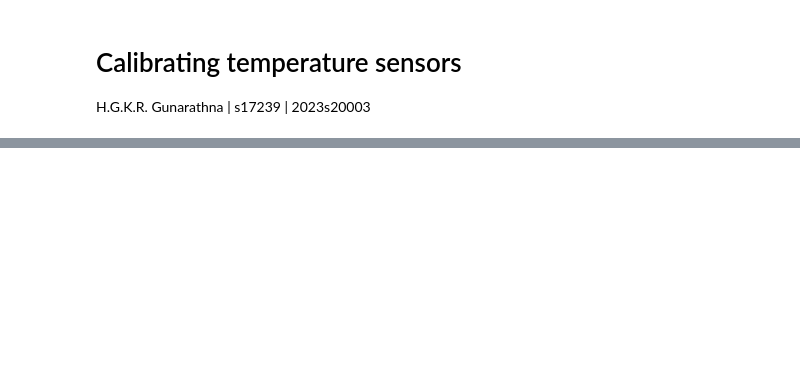
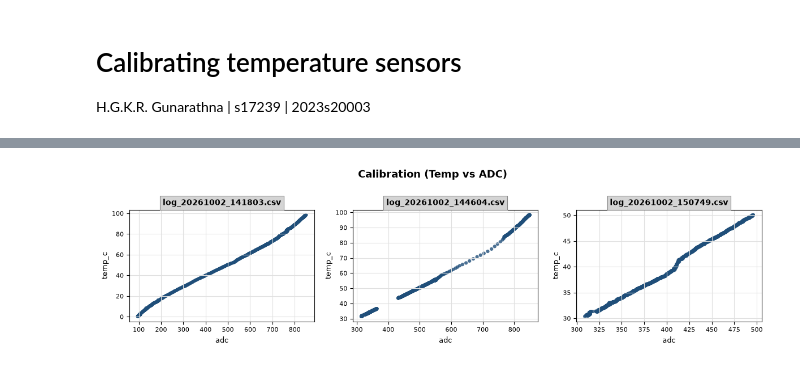
Before and after one commit to Kenura-R-Gunarathna/ph3039-lab-1, a Jupyter notebook: report/analysis.ipynb, the cells around one changed output, grey strips where cells are left out. Drawn from its saved outputs; the diff is of its cells as text; code cells hidden in the pictures; blank space fills up the shorter version.

```diff
--- a/report/analysis.ipynb
+++ b/report/analysis.ipynb
@@ -748,0 +23,82 @@ Calibration RMSE            : 0.598 °C
+# %%
+import os
+import glob
+import math
+import numpy as np
+import pandas as pd
+import matplotlib.pyplot as plt
+
+import statsmodels.formula.api as smf
+from sklearn.metrics import root_mean_squared_error, max_error, r2_score
+
+# The three valid calibration runs (other runs have a stuck/missing ADC channel)
+heating_file = "../data/log_20261002_141803.csv"
+cooling_files = [
+    "../data/log_20261002_144604.csv",
+    "../data/log_20261002_150749.csv",
+]
+selected_files = [heating_file] + cooling_files
+
+def plot_faceted_grid(file_list, plot_type="calibration", n_cols=3):
+    """
+    plot_type: 'calibration' (Temp vs ADC) or 'time_series' (Temp vs Time)
+    """
+    n_files = len(file_list)
+    if n_files == 0:
+        return
+
+    n_rows = math.ceil(n_files / n_cols)
+    fig, axes = plt.subplots(n_rows, n_cols, figsize=(4 * n_cols, 3.2 * n_rows), squeeze=False)
+    axes_flat = axes.flatten()
+
+    for idx, file_path in enumerate(file_list):
+        ax = axes_flat[idx]
+        file_name = os.path.basename(file_path)
+
+        df = pd.read_csv(file_path)
+        df.columns = df.columns.str.strip()
+
+        # --- Grey Banner Title (ggplot style) ---
+        ax.set_title(
+            file_name,
+            fontsize=10,
+            fontweight='bold',
+            pad=6,
+            bbox=dict(boxstyle="square,pad=0.35", facecolor="#d4d4d4", edgecolor="#888888", linewidth=0.8)
+        )
+
+        if plot_type == "calibration":
+            # Temp vs ADC
+            x = df['adc']
+            y = df['temp_c']
+            ax.scatter(x, y, color="#1f4e79", s=20, alpha=0.8, edgecolors='none')
+            ax.set_xlabel("adc", fontsize=9)
+            ax.set_ylabel("temp_c", fontsize=9)
+
+        elif plot_type == "time_series":
+            # Temp vs Time
+            t_sec = df['time_ms'] / 1000.0
+            ax.plot(t_sec, df['temp_c'], color="#1f4e79", marker='.', markersize=4, linestyle='-')
+            ax.set_xlabel("time (s)", fontsize=9)
+            ax.set_ylabel("temp_c", fontsize=9)
+
+        # Background grid styling
+        ax.grid(True, color="#e0e0e0", linestyle="-", linewidth=0.8)
+        ax.tick_params(labelsize=8)
+
+    # Hide any unused subplot panels (e.g. if 7 files in a 3x3 grid)
+    for j in range(n_files, len(axes_flat)):
+        fig.delaxes(axes_flat[j])
+
+    fig.suptitle(
+        f"{'Calibration (Temp vs ADC)' if plot_type == 'calibration' else 'Temperature over Time'}",
+        fontsize=13, fontweight='bold', y=1.01
+    )
+    plt.tight_layout()
+    plt.show()
+
+
+plot_faceted_grid(selected_files, plot_type="calibration", n_cols=3)
+plot_faceted_grid(selected_files, plot_type="time_series", n_cols=3)
+# %% [output]
+[figure, added]
```
Also changed, not shown: parts of 35 cells of this notebook, 11 other files.
